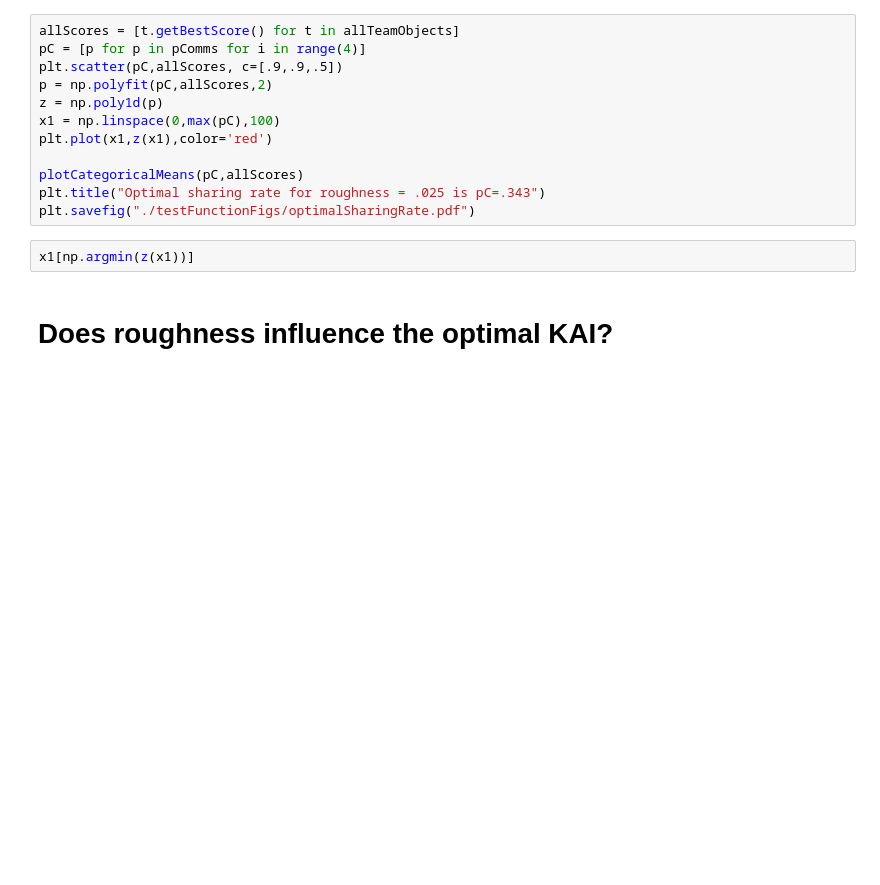
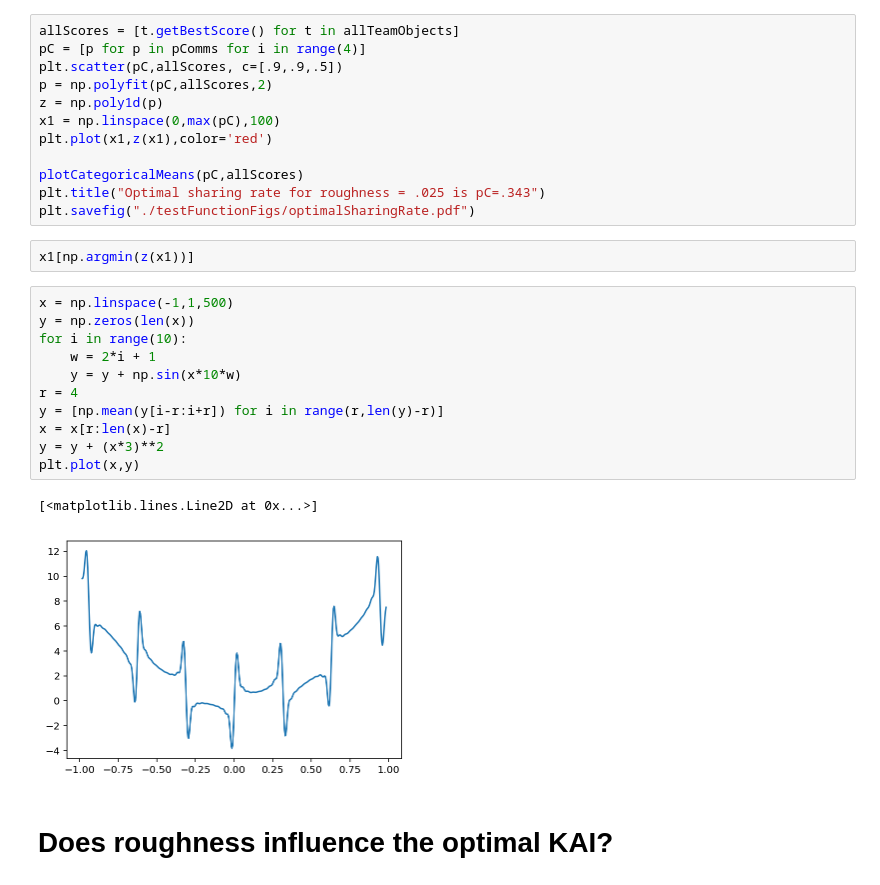
Before and after one commit to sammlapp/SAE_ABM, a Jupyter notebook: ABM_testFunctions_currentScore.ipynb, the cells around one changed output. Saved outputs shown, nothing was run; the diff lists cells and outputs as text; blank space fills up the shorter version.

```diff
--- a/ABM_testFunctions_currentScore.ipynb
+++ b/ABM_testFunctions_currentScore.ipynb
@@ -1450,6 +1532,20 @@ plt.title("Optimal sharing rate for roughness = .025 is pC=.343")
 plt.savefig("./testFunctionFigs/optimalSharingRate.pdf")
 # %%
 x1[np.argmin(z(x1))]
+# %%
+x = np.linspace(-1,1,500)
+y = np.zeros(len(x))
+for i in range(10):
+    w = 2*i + 1
+    y = y + np.sin(x*10*w)
+r = 4
+y = [np.mean(y[i-r:i+r]) for i in range(r,len(y)-r)]
+x = x[r:len(x)-r]
+y = y + (x*3)**2
+plt.plot(x,y)
+# %% [output]
+[<matplotlib.lines.Line2D at 0x...>]
+[figure, added]
 # %% [markdown]
 # Does roughness influence the optimal KAI?
 # %% [markdown]
```
Also changed, not shown: parts of 22 cells of this notebook.
